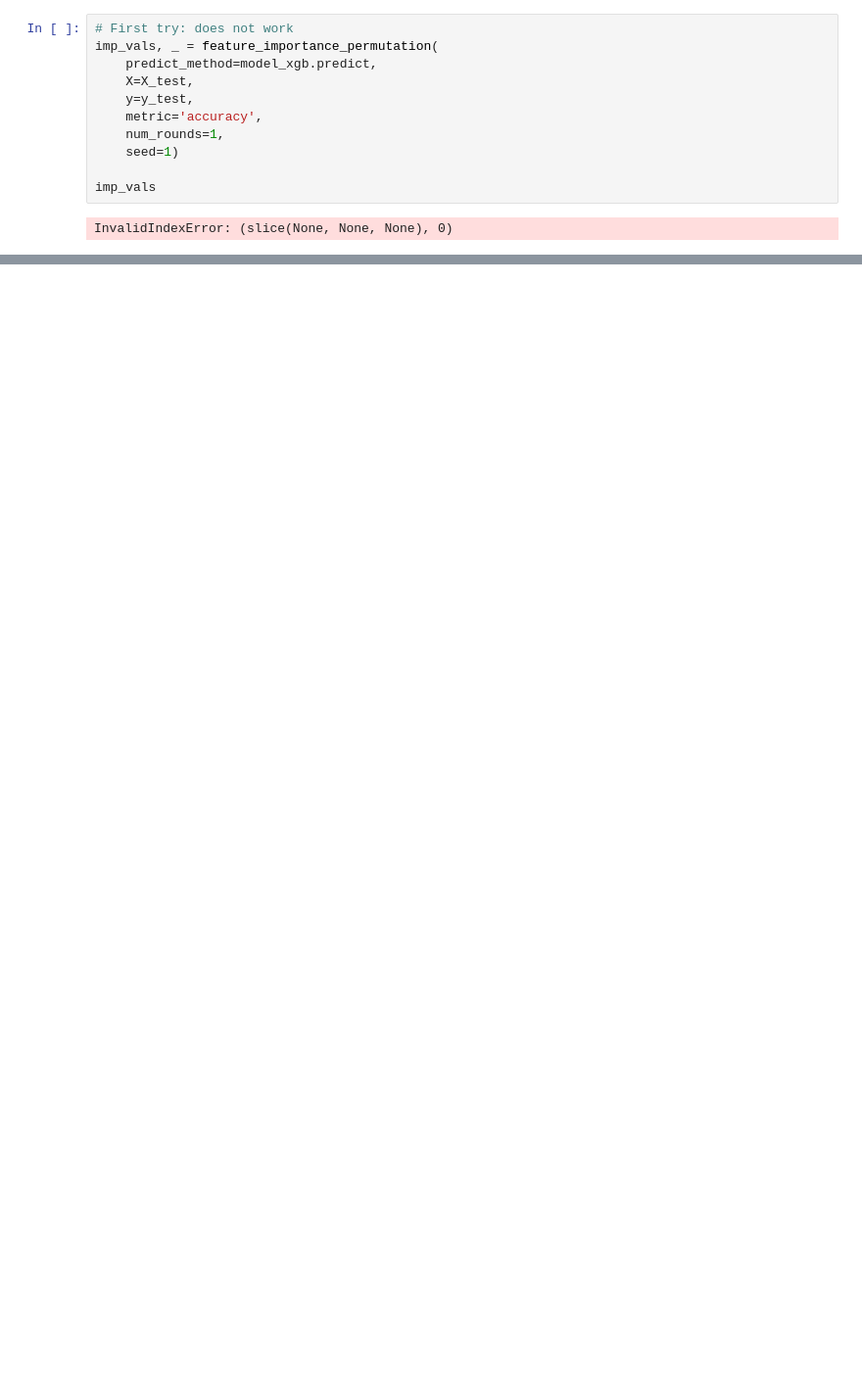
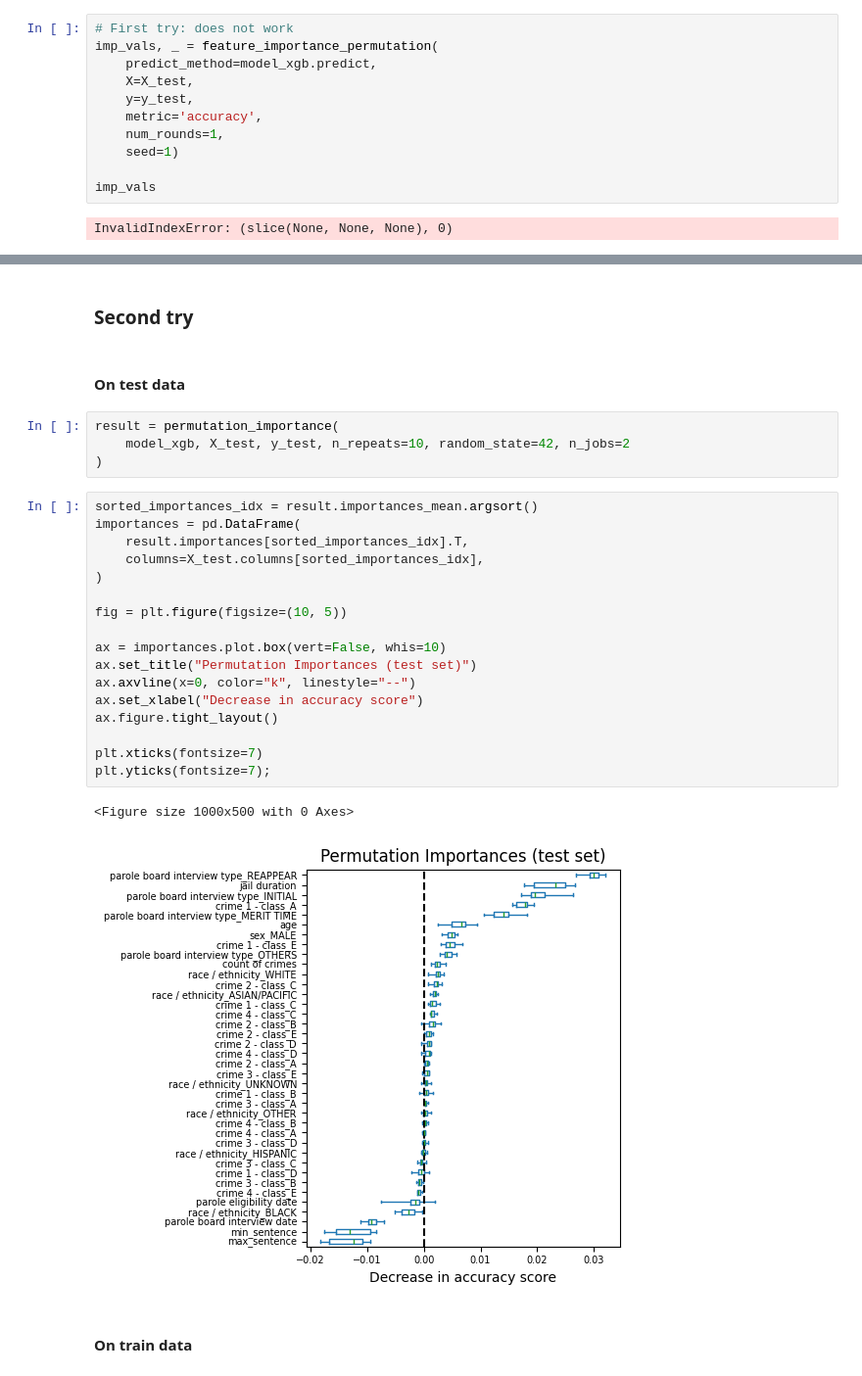
Before and after one commit to Idrissben/Interpretable-jimams, a Jupyter notebook: notebooks/step_7.ipynb, the cells around one changed output, grey strips where cells are left out. Shown at 98% size. Drawn from its saved outputs; the diff is of its cells as text; blank space fills up the shorter version.

```diff
--- a/notebooks/step_7.ipynb
+++ b/notebooks/step_7.ipynb
@@ -79,0 +93,30 @@ for i in r.importances_mean.argsort()[::-1]:
+# %% [markdown]
+### Second try
+# %% [markdown]
+#### On test data
+# %%
+result = permutation_importance(
+    model_xgb, X_test, y_test, n_repeats=10, random_state=42, n_jobs=2
+)
+# %%
+sorted_importances_idx = result.importances_mean.argsort()
+importances = pd.DataFrame(
+    result.importances[sorted_importances_idx].T,
+    columns=X_test.columns[sorted_importances_idx],
+)
+
+fig = plt.figure(figsize=(10, 5))
+
+ax = importances.plot.box(vert=False, whis=10)
+ax.set_title("Permutation Importances (test set)")
+ax.axvline(x=0, color="k", linestyle="--")
+ax.set_xlabel("Decrease in accuracy score")
+ax.figure.tight_layout()
+
+plt.xticks(fontsize=7)
+plt.yticks(fontsize=7);
+# %% [output]
+<Figure size 1000x500 with 0 Axes>
+[figure, added]
+# %% [markdown]
+#### On train data
```
Also changed, not shown: parts of 11 cells of this notebook.
